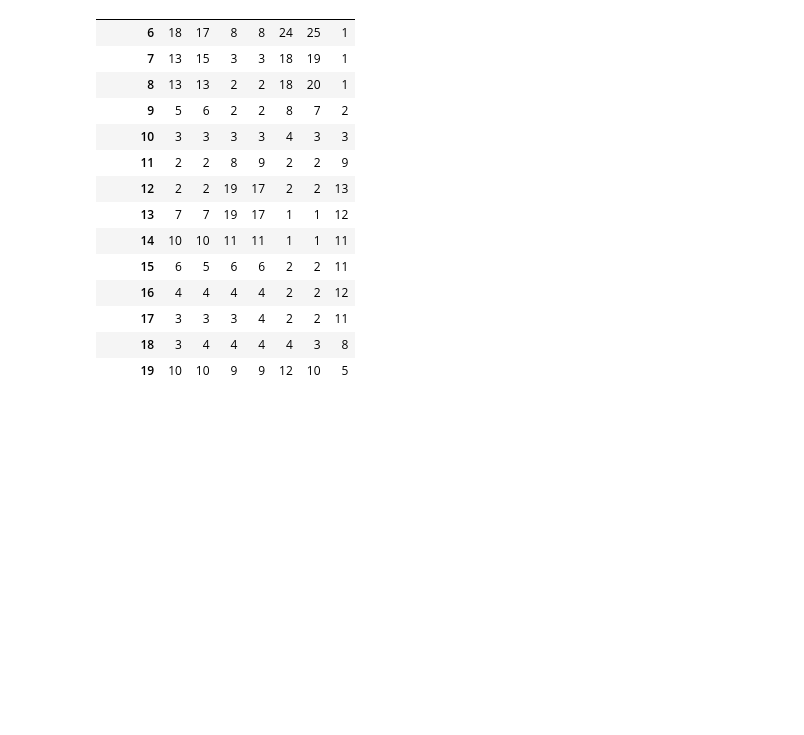
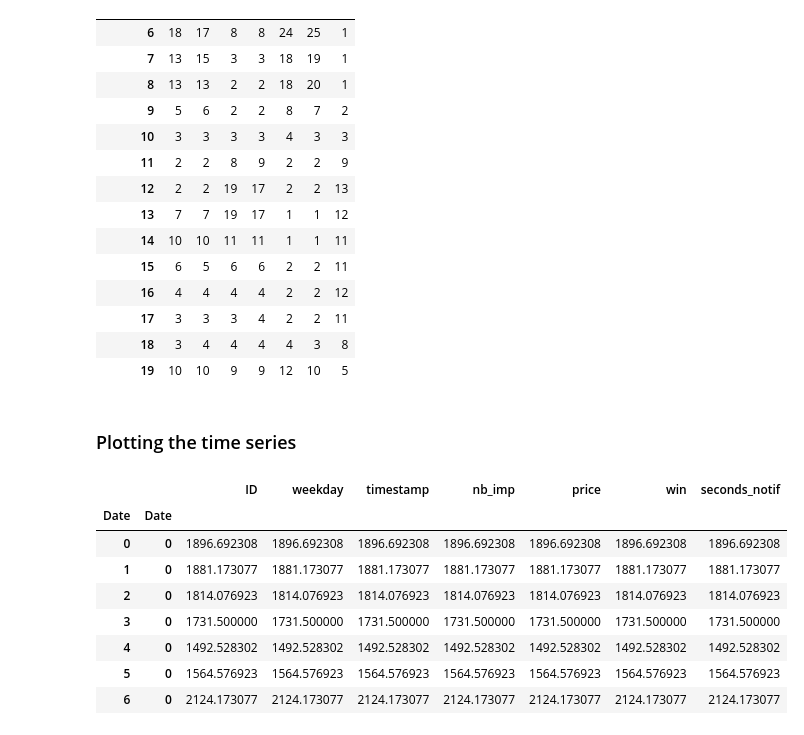
Before and after one commit to ThomasM-mecen/Displayce_internship, a Jupyter notebook: Pacing/Proportion of br.ipynb, the cells around one changed output. Cells and saved outputs as stored; diff of their text form; code cells hidden in the pictures; blank space fills up the shorter version.

```diff
--- a/Pacing/Proportion of br.ipynb
+++ b/Pacing/Proportion of br.ipynb
@@ -116,3 +129,5 @@ pivoted
 | 19 | 10 | 10 | 9 | 9 | 12 | 10 | 5 |
 # %%
 pivoted.to_csv('proportion_table.csv', index=True)
+# %% [markdown]
+### Plotting the time series
@@ -118,0 +136,14 @@ pivoted.to_csv('proportion_table.csv', index=True)
+# %%
+test = data.groupby([data.index.weekday,.index.hour]).mean()
+# %%
+test
+# %% [output]
+|  |  | ID | weekday | timestamp | nb_imp | price | win | seconds_notif |
+| Date | Date |  |  |  |  |  |  |  |
+| 0 | 0 | 1896.692308 | 1896.692308 | 1896.692308 | 1896.692308 | 1896.692308 | 1896.692308 | 1896.692308 |
+| 1 | 0 | 1881.173077 | 1881.173077 | 1881.173077 | 1881.173077 | 1881.173077 | 1881.173077 | 1881.173077 |
+| 2 | 0 | 1814.076923 | 1814.076923 | 1814.076923 | 1814.076923 | 1814.076923 | 1814.076923 | 1814.076923 |
+| 3 | 0 | 1731.500000 | 1731.500000 | 1731.500000 | 1731.500000 | 1731.500000 | 1731.500000 | 1731.500000 |
+| 4 | 0 | 1492.528302 | 1492.528302 | 1492.528302 | 1492.528302 | 1492.528302 | 1492.528302 | 1492.528302 |
+| 5 | 0 | 1564.576923 | 1564.576923 | 1564.576923 | 1564.576923 | 1564.576923 | 1564.576923 | 1564.576923 |
+| 6 | 0 | 2124.173077 | 2124.173077 | 2124.173077 | 2124.173077 | 2124.173077 | 2124.173077 | 2124.173077 |
```
Also changed, not shown: parts of 7 cells of this notebook, 2 other files.
